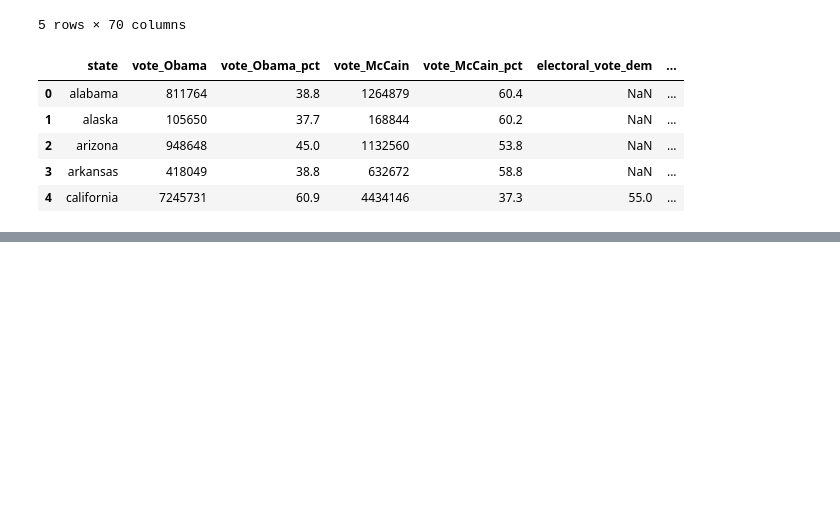
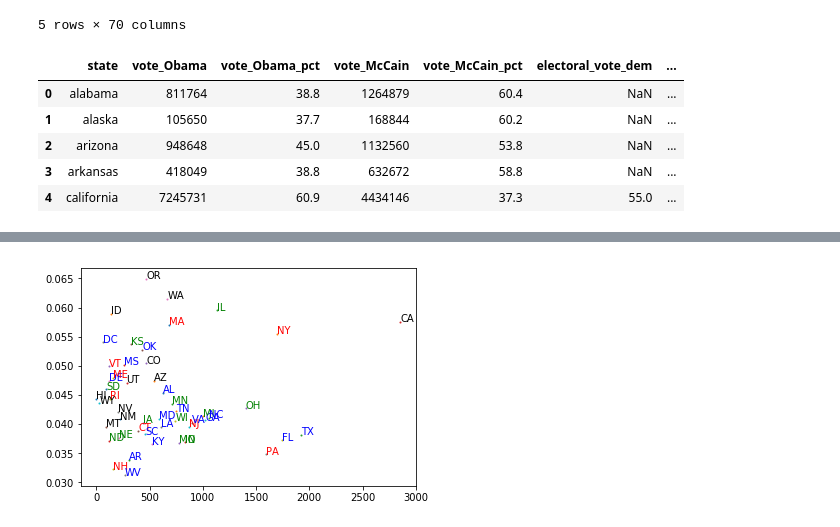
Before and after one commit to Djiffit/bayes, a Jupyter notebook: 3/Ex 3.ipynb, the cells around one changed output, grey strips where cells are left out. Cells and saved outputs as stored; diff of their text form; code cells hidden in the pictures; blank space fills up the shorter version.

```diff
--- a/3/Ex 3.ipynb
+++ b/3/Ex 3.ipynb
@@ -244,0 +290,14 @@ plt.show()
+# %%
+def beta_mean(a, b):
+    return a / (a + b)
+
+means = beta_mean(y + a, n + b)
+
+for i, vals in enumerate(zip(means, n)):
+    yval, nval = vals
+    plt.scatter(nval, yval, s =1)
+    plt.annotate(states[n.index[i]], (nval, yval), color=cols[regions[n.index[i]]], size=10)
+
+plt.show()
+# %% [output]
+[figure, added]
```
Also changed, not shown: parts of 8 cells of this notebook, 7 other files.
